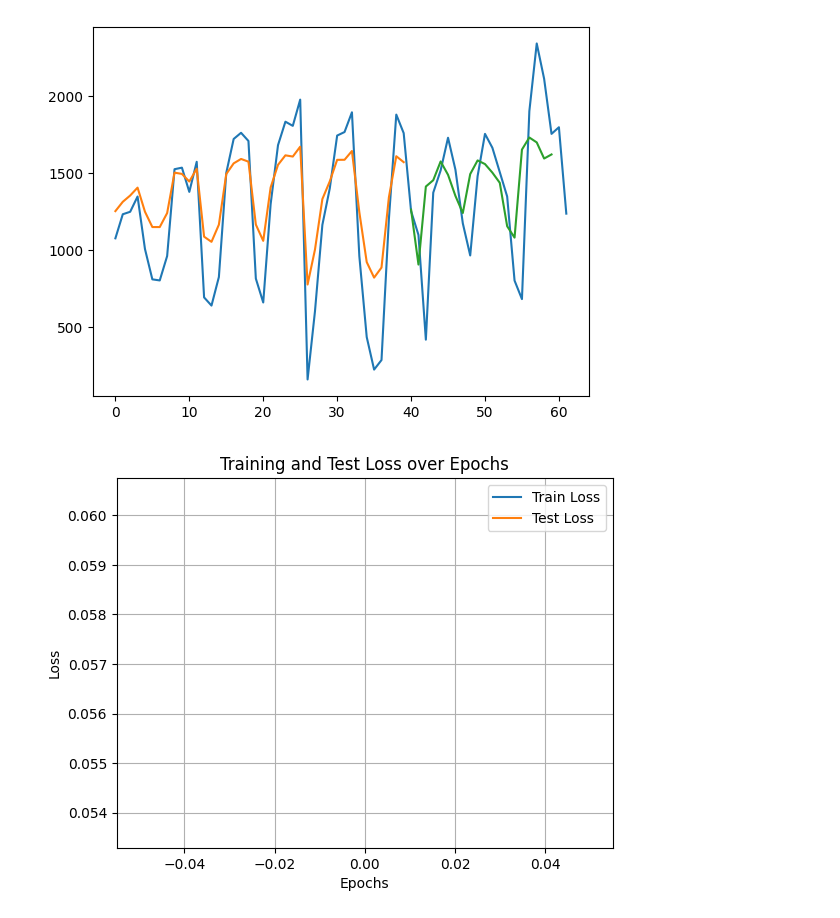
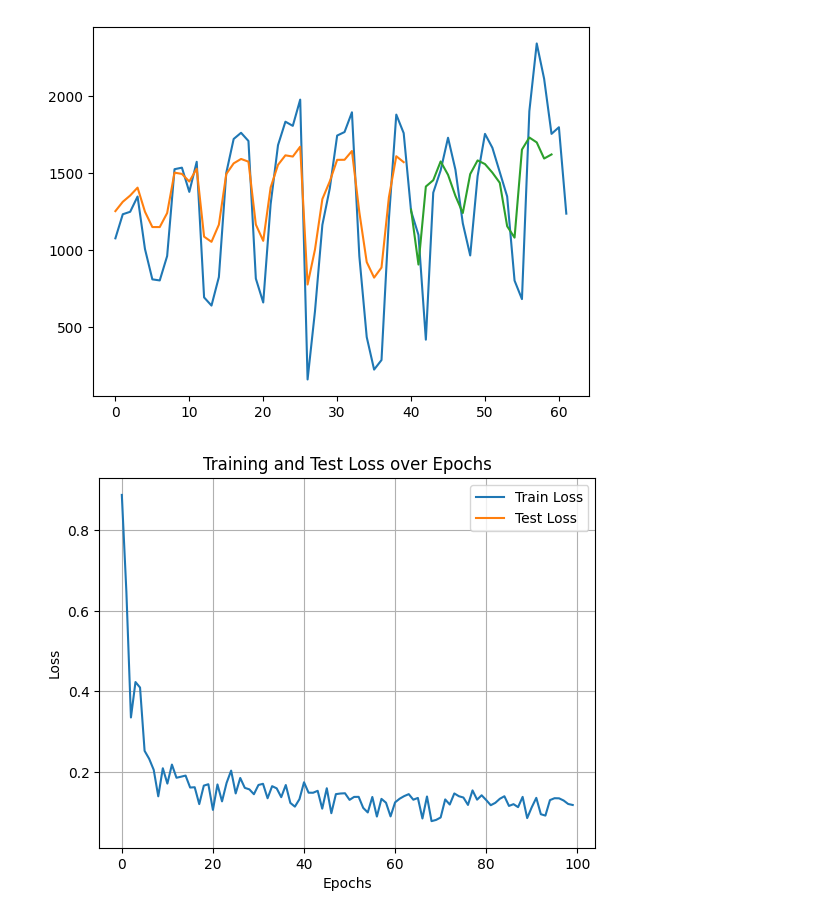
Before and after one commit to marianataglio/seriestemporales, a Jupyter notebook: overfitting_lstm.ipynb, the cells around one changed output. Saved outputs shown, nothing was run; the diff lists cells and outputs as text; code cells hidden in the pictures.

```diff
--- a/overfitting_lstm.ipynb
+++ b/overfitting_lstm.ipynb
@@ -89,12 +76,15 @@ torch.manual_seed(42)
 np.random.seed(42)
 
 train_loss = []
+train_rmse = []
+
 n_epochs = 100
 print_interval = 10
 
 for epoch in range(n_epochs):
     model.train()
     epoch_train_loss = 0.0
+    epoch_train_rmse = 0.0
     for X_batch, y_batch in loader:
         # forward pass
         y_pred = model(X_batch)
@@ -103,13 +93,18 @@ for epoch in range(n_epochs):
         loss = loss_fn(y_pred, y_batch)
         epoch_train_loss += loss.item()
 
-        #backpropagation
+        # RMSE
+        batch_rmse = torch.sqrt(loss)
+        epoch_train_rmse += batch_rmse.item()
+
+        # backpropagation
         optimizer.zero_grad()
         loss.backward()
         optimizer.step()
 
     if (epoch + 1) % print_interval == 0:
-        print(f"Epoch {epoch+1}/{n_epochs}, Train Loss: {epoch_train_loss:.4f}")
+        print(f"Epoch {epoch+1}/{n_epochs}, Train Loss: {epoch_train_loss:.4f}, Train RMSE: {epoch_train_rmse:.4f}")
 
     train_loss.append(epoch_train_loss)
+    train_rmse.append(epoch_train_rmse)
 # %% [output]
@@ -188,16 +196,19 @@ plt.plot(range(40, 40+len(test_array)), test_array)
 [<matplotlib.lines.Line2D at 0x...>]
 [figure]
 # %%
-epochs = range(0, n_epochs, 100)
+#epochs = range(0, n_epochs, 10)
 
-plt.plot(epochs, train_loss, label='Train Loss')
-plt.plot(epochs, test_loss, label='Test Loss')
+#plt.plot(epochs, train_loss, label='Train Loss')
+#plt.plot(epochs, test_loss, label='Test Loss')
+
+plt.plot(train_loss, label='Train Loss')
+plt.plot(test_loss, label='Test Loss')
 
 plt.title('Training and Test Loss over Epochs')
 plt.xlabel('Epochs')
 plt.ylabel('Loss')
 plt.legend()
 plt.grid(True)
 plt.show()
 # %% [output]
-[figure, old version]
+[figure, new version]
```
Also changed, not shown: parts of 13 cells of this notebook.
